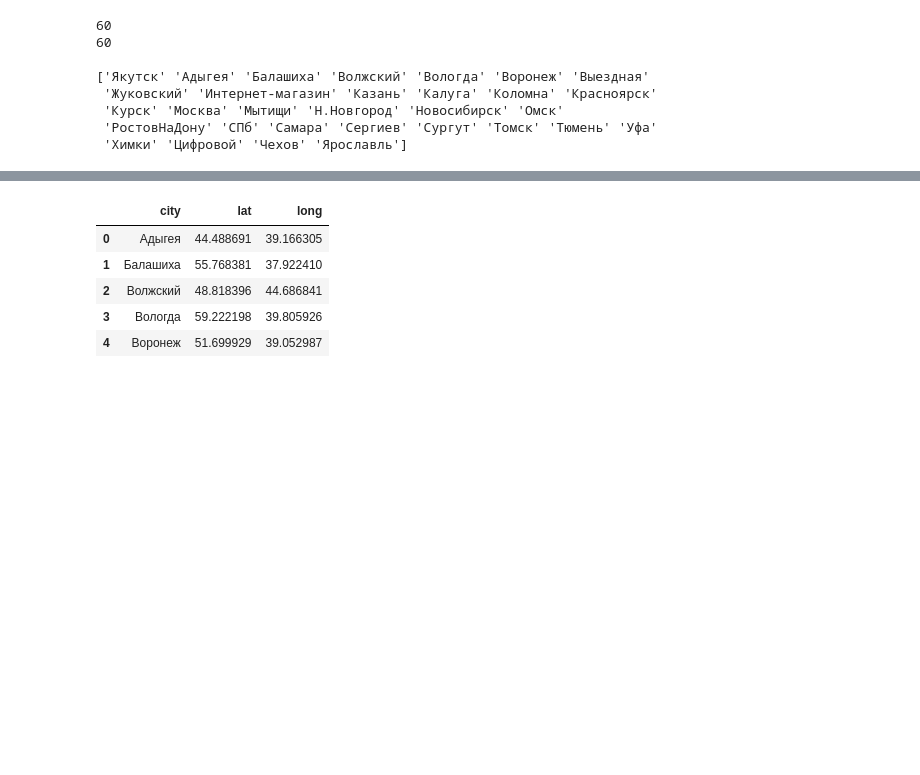
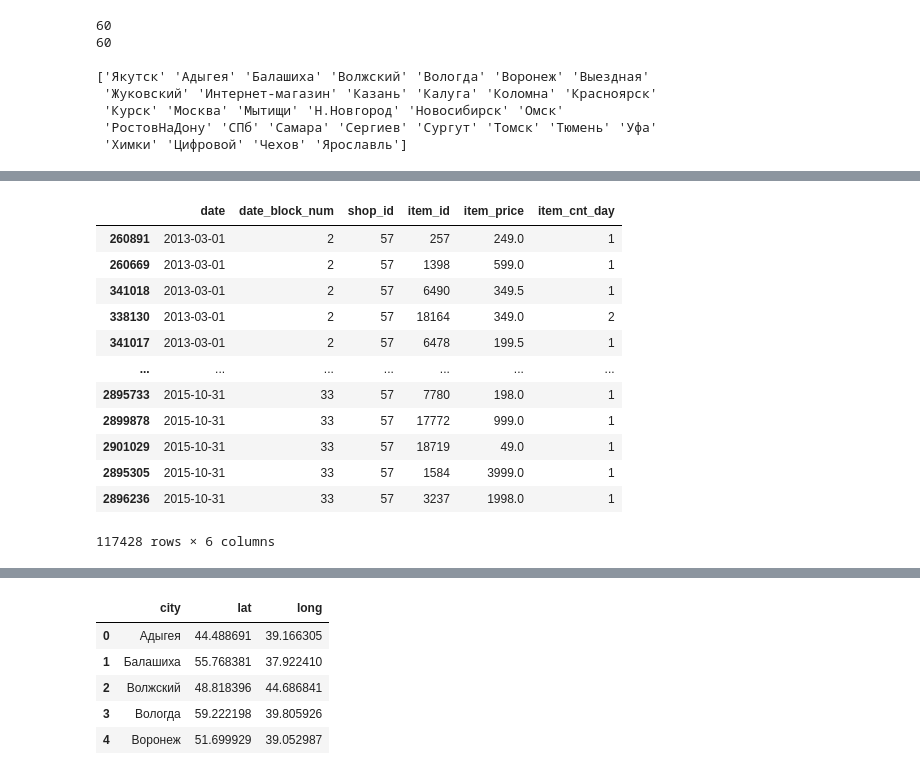
Before and after one commit to dodo-Riley/kaggle, a Jupyter notebook: Future_Sales/upload/DatPi_future_sales_EDA.ipynb, the cells around one changed output, grey strips where cells are left out. Cells and saved outputs as stored; diff of their text form; code cells hidden in the pictures; blank space fills up the shorter version.

```diff
--- a/Future_Sales/upload/DatPi_future_sales_EDA.ipynb
+++ b/Future_Sales/upload/DatPi_future_sales_EDA.ipynb
@@ -616,0 +643,17 @@ print(df_shops['city'].unique())
+# %%
+df_train[df_train.shop_id==57].sort_values(by='date')
+# 정확하게 앞에 매장 판매일 이후부터 다음매장 데이터가 존재 > 같은 매장이지만 입력오류일것
+# %% [output]
+|  | date | date_block_num | shop_id | item_id | item_price | item_cnt_day |
+| 260891 | 2013-03-01 | 2 | 57 | 257 | 249.0 | 1 |
+| 260669 | 2013-03-01 | 2 | 57 | 1398 | 599.0 | 1 |
+| 341018 | 2013-03-01 | 2 | 57 | 6490 | 349.5 | 1 |
+| 338130 | 2013-03-01 | 2 | 57 | 18164 | 349.0 | 2 |
+| 341017 | 2013-03-01 | 2 | 57 | 6478 | 199.5 | 1 |
+| ... | ... | ... | ... | ... | ... | ... |
+| 2895733 | 2015-10-31 | 33 | 57 | 7780 | 198.0 | 1 |
+| 2899878 | 2015-10-31 | 33 | 57 | 17772 | 999.0 | 1 |
+| 2901029 | 2015-10-31 | 33 | 57 | 18719 | 49.0 | 1 |
+| 2895305 | 2015-10-31 | 33 | 57 | 1584 | 3999.0 | 1 |
+| 2896236 | 2015-10-31 | 33 | 57 | 3237 | 1998.0 | 1 |
+117428 rows × 6 columns
```
Also changed, not shown: parts of 32 cells of this notebook.
